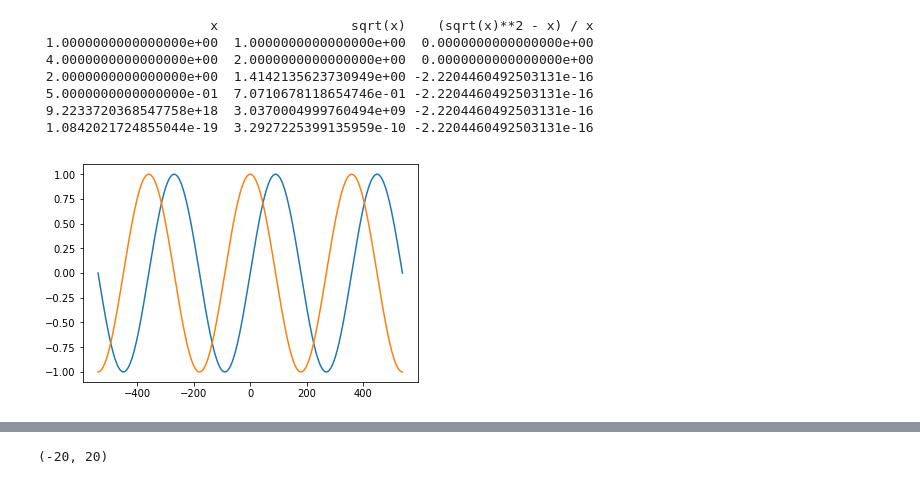
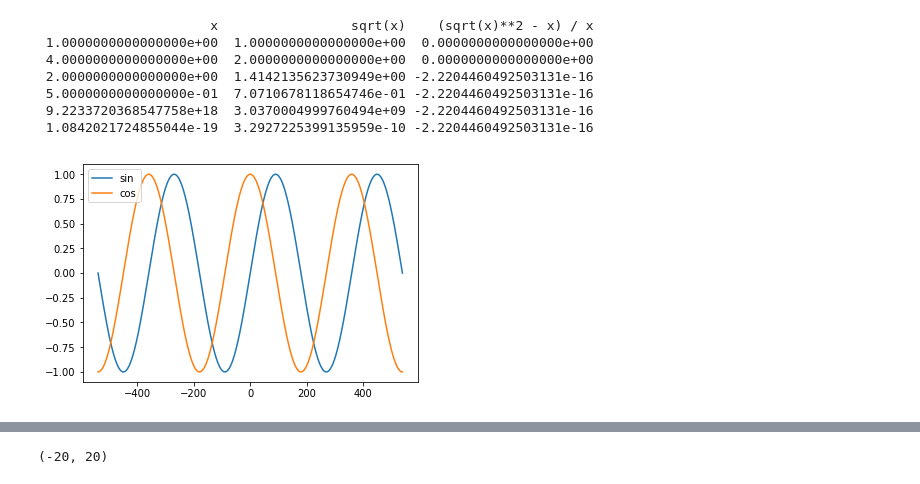
Before and after one commit to jr3cermak/numpypi, a Jupyter notebook: Demo numpi_series.ipynb, the cells around one changed output, grey strips where cells are left out. Drawn from its saved outputs; the diff is of its cells as text; code cells hidden in the pictures.

```diff
--- a/Demo numpi_series.ipynb
+++ b/Demo numpi_series.ipynb
@@ -42,12 +42,13 @@ for i in range(len(x)):
 # %%
 # Check sin(), cos()
 x = numpy.arange(-180-360*1,181+360*1)*(numpy.pi/180.)
 s = numpy.sin(x)
 c = numpy.cos(x)
-plt.plot(x*180/numpy.pi, s);
-plt.plot(x*180/numpy.pi, c);
+plt.plot(x*180/numpy.pi, s, label='sin');
+plt.plot(x*180/numpy.pi, c, label='cos');
+plt.legend();
 # %% [output]
-[figure, old version]
+[figure, new version]
 # %%
 # Check sin()**2 + cos()**2
 x = numpy.arange(-180-360*0,181+360*0)*(numpy.pi/180.)
```
Also changed, not shown: parts of 5 cells of this notebook, 2 other files.
